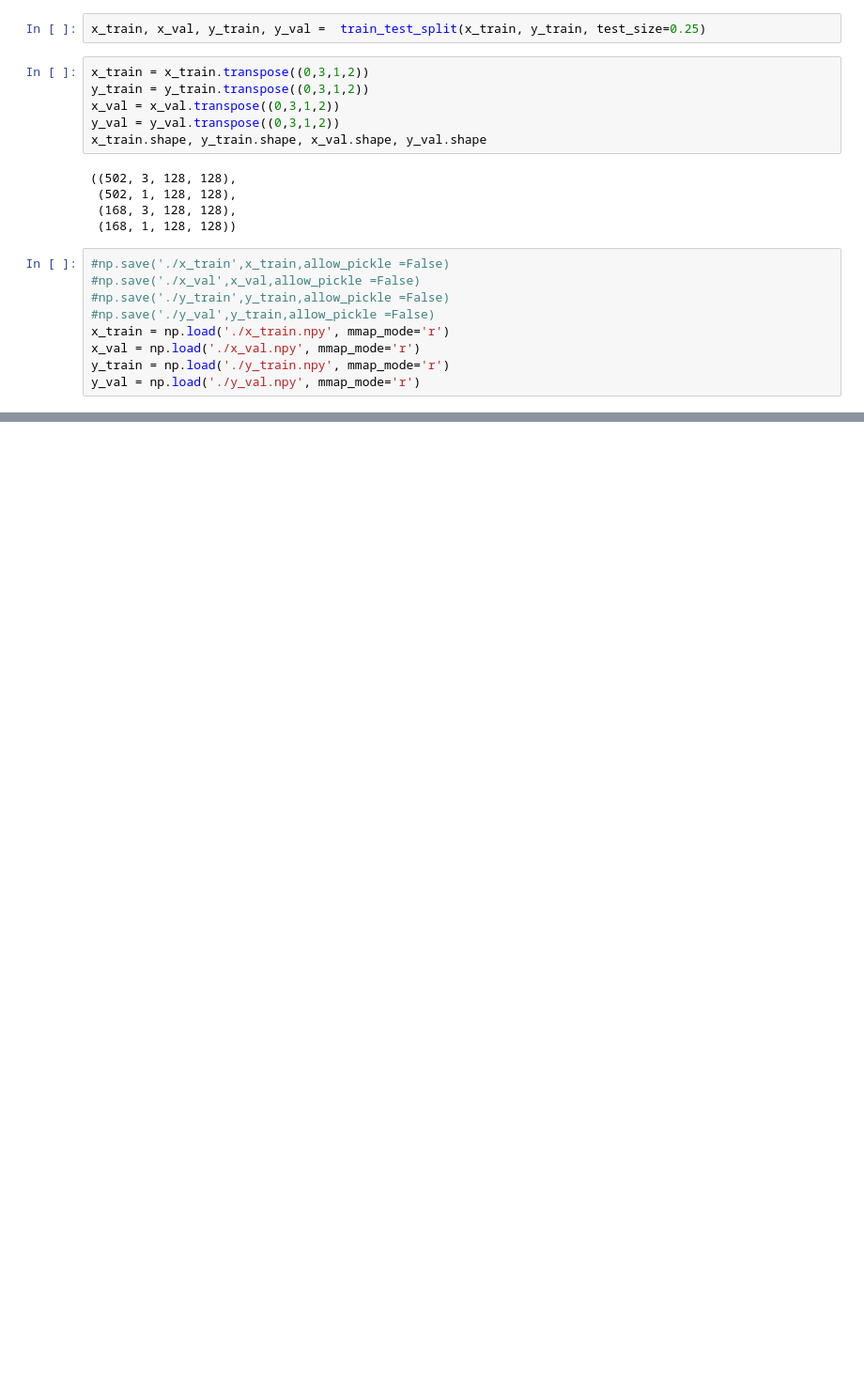
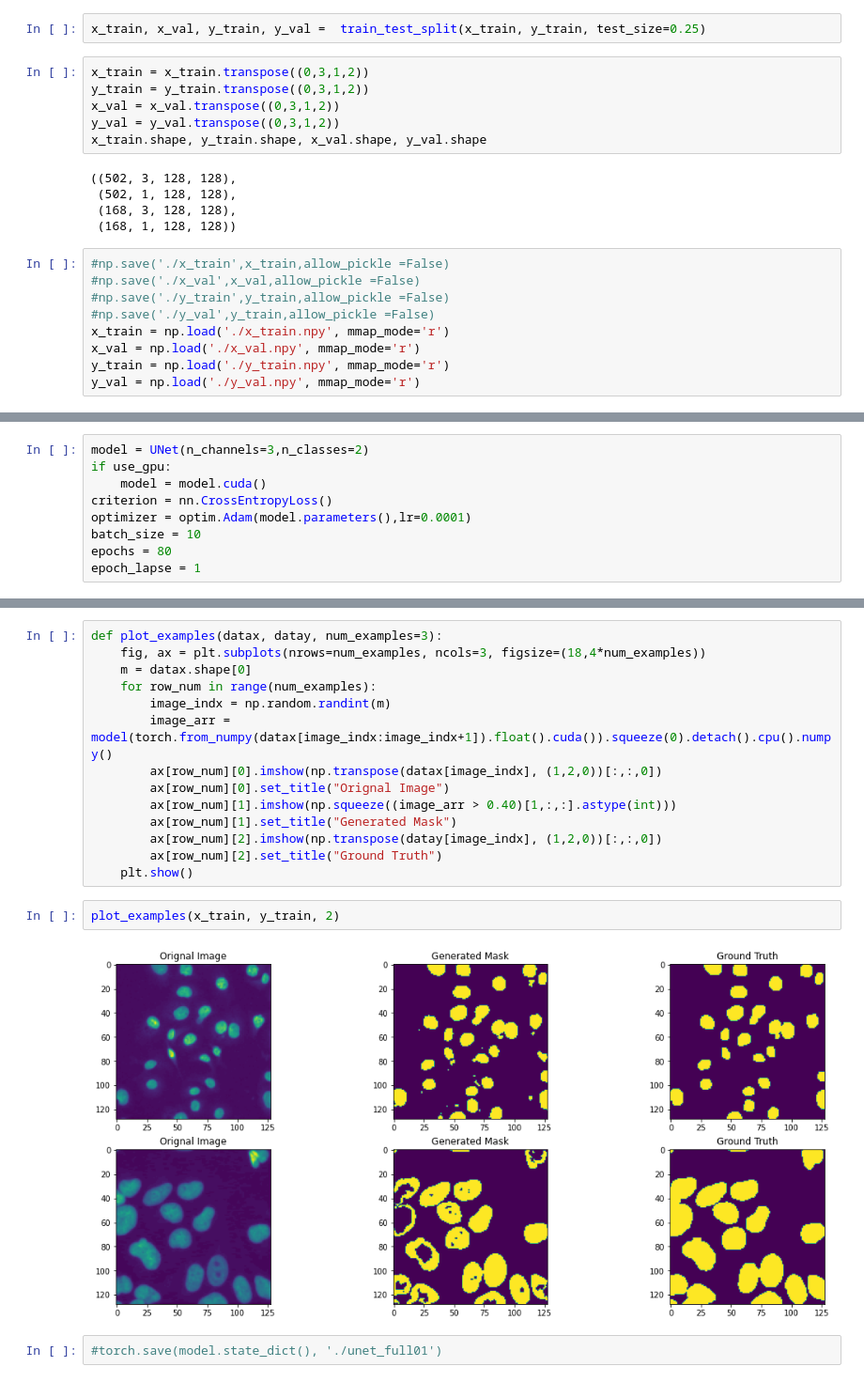
Before and after one commit to lashleyaq/CellSegmentation, a Jupyter notebook: cellSegmentation.ipynb, the cells around one changed output, grey strips where cells are left out. Shown at 94% size. Drawn from its saved outputs; the diff is of its cells as text; blank space fills up the shorter version.

Commit message:
added model testbench

```diff
--- a/cellSegmentation.ipynb
+++ b/cellSegmentation.ipynb
@@ -126,0 +282,9 @@ y_val = np.load('./y_val.npy', mmap_mode='r')
+# %%
+model = UNet(n_channels=3,n_classes=2)
+if use_gpu:
+    model = model.cuda()
+criterion = nn.CrossEntropyLoss()
+optimizer = optim.Adam(model.parameters(),lr=0.0001)
+batch_size = 10
+epochs = 80
+epoch_lapse = 1
@@ -126,0 +382,20 @@ y_val = np.load('./y_val.npy', mmap_mode='r')
+# %%
+def plot_examples(datax, datay, num_examples=3):
+    fig, ax = plt.subplots(nrows=num_examples, ncols=3, figsize=(18,4*num_examples))
+    m = datax.shape[0]
+    for row_num in range(num_examples):
+        image_indx = np.random.randint(m)
+        image_arr = model(torch.from_numpy(datax[image_indx:image_indx+1]).float().cuda()).squeeze(0).detach().cpu().numpy()
+        ax[row_num][0].imshow(np.transpose(datax[image_indx], (1,2,0))[:,:,0])
+        ax[row_num][0].set_title("Orignal Image")
+        ax[row_num][1].imshow(np.squeeze((image_arr > 0.40)[1,:,:].astype(int)))
+        ax[row_num][1].set_title("Generated Mask")
+        ax[row_num][2].imshow(np.transpose(datay[image_indx], (1,2,0))[:,:,0])
+        ax[row_num][2].set_title("Ground Truth")
+    plt.show()
+# %%
+plot_examples(x_train, y_train, 2)
+# %% [output]
+[figure, added]
+# %%
+#torch.save(model.state_dict(), './unet_full01')
```
Also changed, not shown: parts of 7 cells of this notebook, 2 other files.
